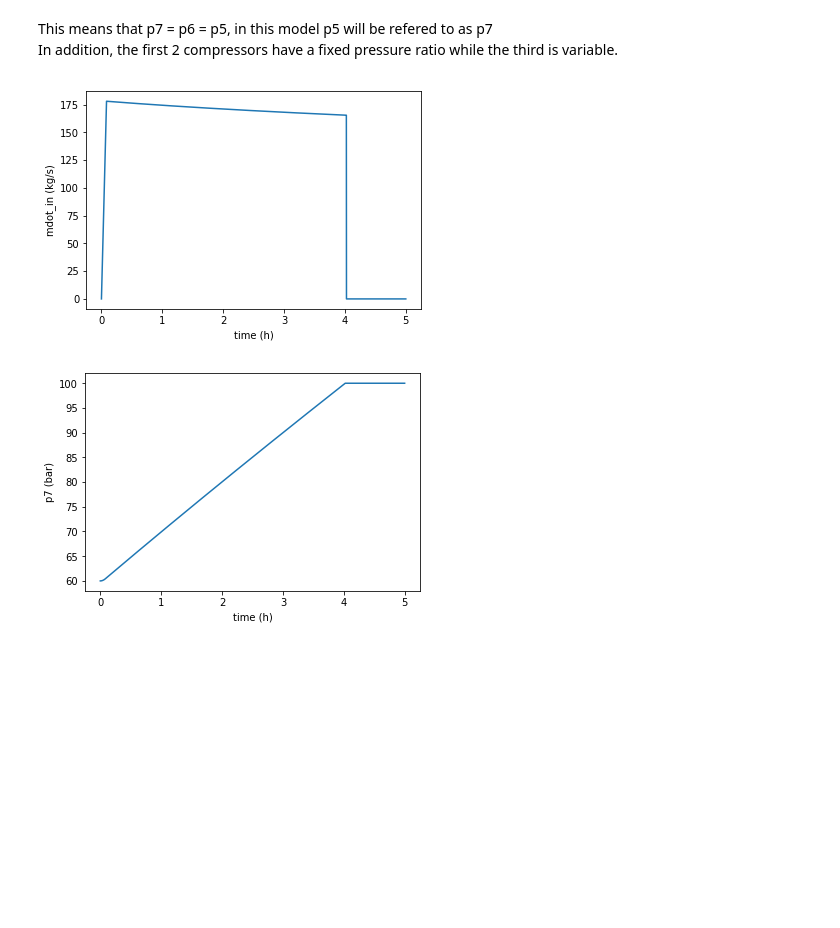
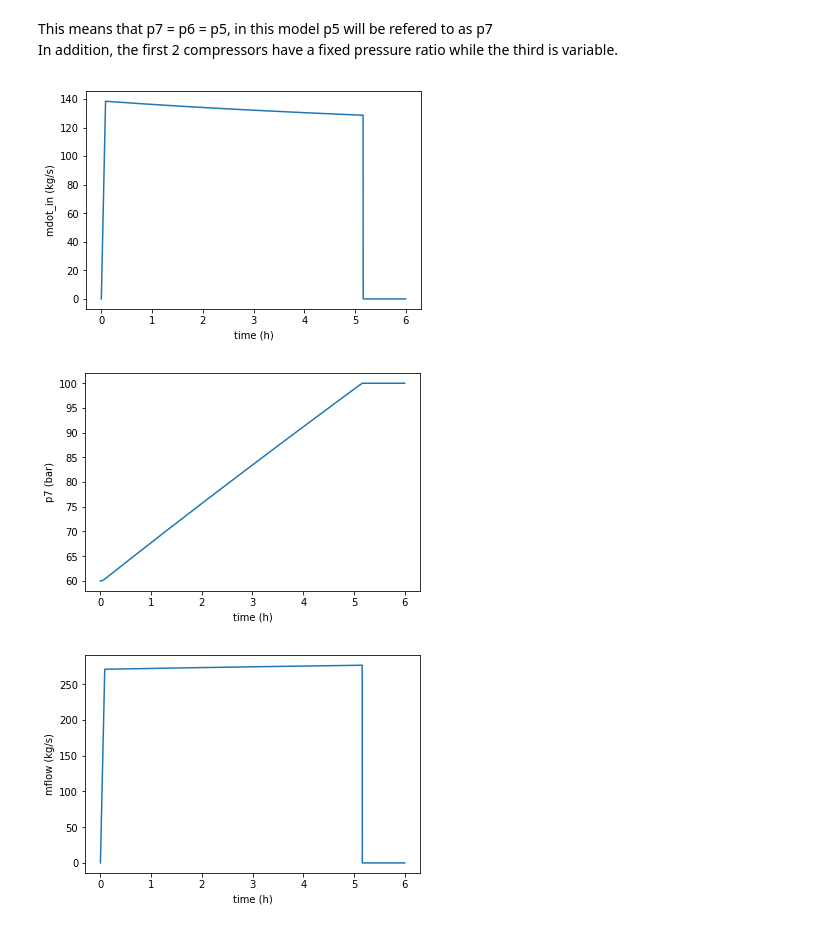
Before and after one commit to JWMvanLeeuwen/CAES, a Jupyter notebook: CAES.ipynb, the cells around one changed output. Drawn from its saved outputs; the diff is of its cells as text; code cells hidden in the pictures; blank space fills up the shorter version.

Commit message:
heat exhanging function for compressor stage, next step is TES

```diff
--- a/CAES.ipynb
+++ b/CAES.ipynb
@@ -16,12 +17,16 @@ In addition, the first 2 compressors have a fixed pressure ratio while the third
 #Boundary conditions
 
 #Ambiant air
-p1 = 1.03e5 #Pa
-T1 = 273+11 #K
+p1 = 1.03e5    #Pa
+T1 = 11+273.15 #K
 
 #Ideal heat exchanger functionality
 T4 = T1
 T6 = T1
+
+#Fixed temperatures of hot & cold TES
+Twh = 95+273.15 #K
+Twl = T1
 
 #Fixed pressures
 p2 = 13*p1
@@ -33,13 +38,13 @@ p4 = p3
 R = 8.3145      #J / mol K
 Mm = 28.97e-3   #kg/mol
 Ra = R/Mm       #J/kgK
-cv = 718        #J/ kg K      TBD
+cv = 718        #J/ kg K      TBD, used???
 dt =1           #s
 t_rampup = 5*60 #s
 Pwind = 100e6   #W
 
 #Cavern
-V = 50000     # m^3          TBD
+V = 50000    # m^3          TBD
 pmax = 100e5 # Pa
 pmin = 60e5  # Pa
 
@@ -134,35 +144,49 @@ def mdot_in(t, p7):
 # %%
-#Fill cavern and show graphs of massflow and pressure wrt time
+#Fill cavern and show various graphs
 x = []
 y = []
 z = []
-Tout = []
-tmax=5*60*60
+mflow = []
+tmax=6*60*60
+
+#Calculate Temperature after compressor stage, needed for enthalphy
+#Outside of loop due to fixed p_ratio therefore fixed temperatures
+T2=Tcompr(p1,p2,T1)
+T3=Tcompr(p2,p3,T2)
+
 for t in np.linspace(0, tmax, tmax/dt):
 
-    p7 += mdot_in(t, p7) * dt * Ra * T6 / V
+    #Calculate Temperature after compressor stage, needed for enthalphy
+    T5=Tcompr(p4,p7,T4)
+
+    mdot = mdot_in(t,p7)
+    p7 += mdot * dt * Ra * T6 / V
+
+    mflow.append(flow_cooling_liquid(T3,T4)+flow_cooling_liquid(T5,T6))
+
     x.append(t/60/60)
     y.append(mdot_in(t,p7))
     z.append(p7/1e5)
     #Tout.append(Tcompr(p7))
 
 plt.plot(x, y)
 plt.xlabel("time (h)")
 plt.ylabel("mdot_in (kg/s)")
 plt.show()
 
 plt.plot(x,z)
 plt.xlabel("time (h)")
 plt.ylabel("p7 (bar)")
 plt.show()
 
-#plt.plot(x,Tout)
-#plt.xlabel("time (h)")
-#plt.ylabel("T_out (K)")
-#plt.show()
+plt.plot(x,mflow)
+plt.xlabel("time (h)")
+plt.ylabel("mflow (kg/s)")
+plt.show()
 # %% [output]
-[figure, old version]
+[figure, new version]
-[figure, old version]
+[figure, new version]
+[figure, added]
 # %%
 #Everything below obsolete???
 # %%
```
Also changed, not shown: parts of 7 cells of this notebook.
